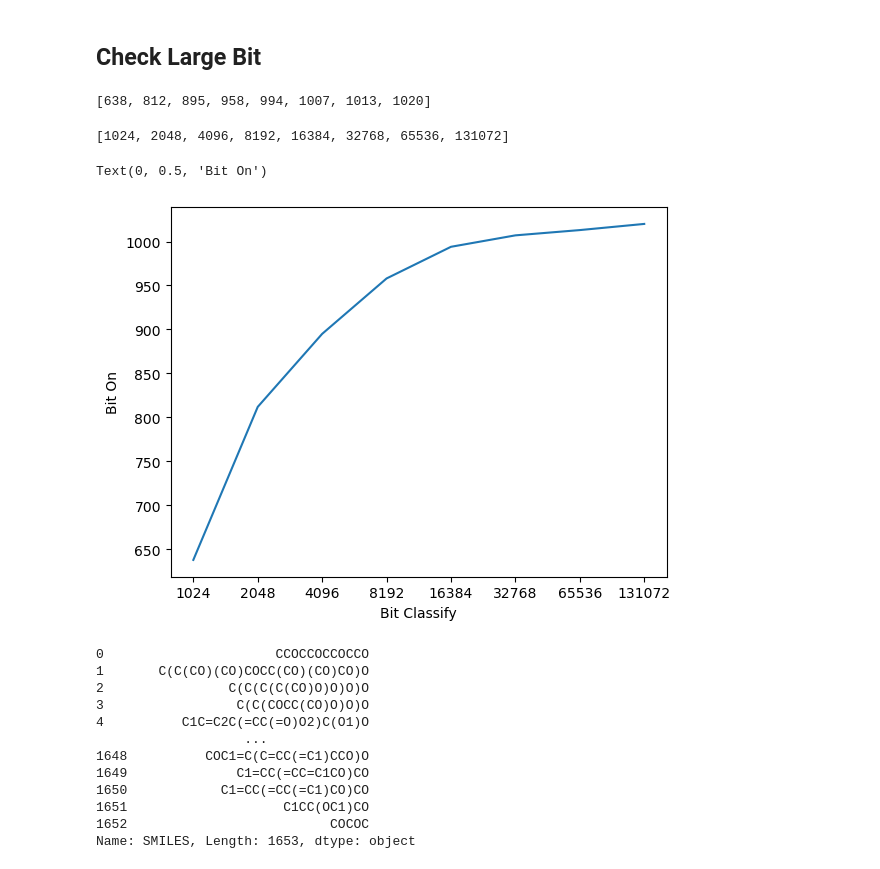
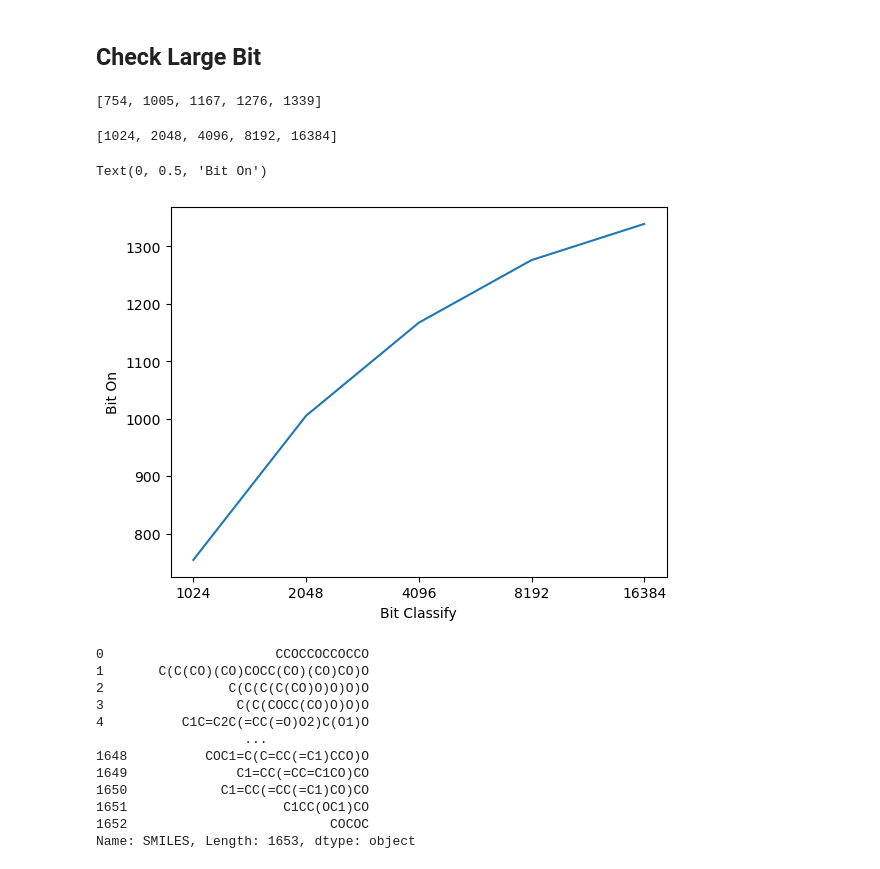
Before and after one commit to Sawahiko/SMILE_to_Feature, a Jupyter notebook: MainFile.ipynb, the cells around one changed output. Saved outputs shown, nothing was run; the diff lists cells and outputs as text; code cells hidden in the pictures.

```diff
--- a/MainFile.ipynb
+++ b/MainFile.ipynb
@@ -298,7 +298,7 @@ M1 Diff from M2:
 # %%
 ########   Prepare Data     ########
 #Import Data
-df = pd.read_excel("DataSMILE.xlsx",sheet_name="All_SMILE")
+df = pd.read_excel("Data.xlsx",sheet_name="AllDataSet")
 
 #Select feature for data
 X_data= df[["SMILES"]]
@@ -364,7 +362,7 @@ for SMILE in SMILES:
 # >>> 156 bit use in 256 bit
 # %%
 # Looping
-bits = [2**10, 2**11, 2**12, 2**13, 2**14, 2**15, 2**16, 2**17]
+bits = [2**10, 2**11, 2**12, 2**13, 2**14]
 #bits = [2**1, 2**2, 2**3, 2**4, 2**5, 2**6]
 #mols = [m1, m2, ..., m560]
 #mols = [m1, m2]
@@ -384,21 +382,21 @@ for bit in bits:
 # %%
 unique
 # %% [output]
-[638, 812, 895, 958, 994, 1007, 1013, 1020]
+[754, 1005, 1167, 1276, 1339]
 # %%
 bits
 # %% [output]
-[1024, 2048, 4096, 8192, 16384, 32768, 65536, 131072]
+[1024, 2048, 4096, 8192, 16384]
 # %%
-fig1 =plt.plot(unique)
+fig1=plt.plot(unique)
 xticks = plt.xticks(range(len(bits)),bits)
-ax1.yaxis.get_major_locator().set_params(integer=True)
+#fig1.yaxis.get_major_locator().set_params(integer=True)
 #fig1.ylabel("Bit On")
 plt.xlabel("Bit Classify")
 plt.ylabel("Bit On")
 # %% [output]
 Text(0, 0.5, 'Bit On')
-[figure, old version]
+[figure, new version]
 # %%
 X_data
 # %% [output]
```
Also changed, not shown: parts of 3 cells of this notebook, 1 other file.
